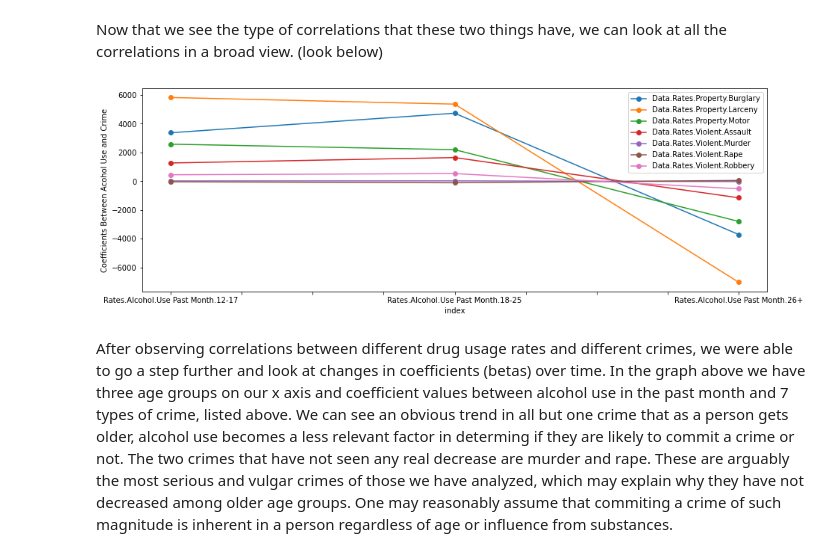
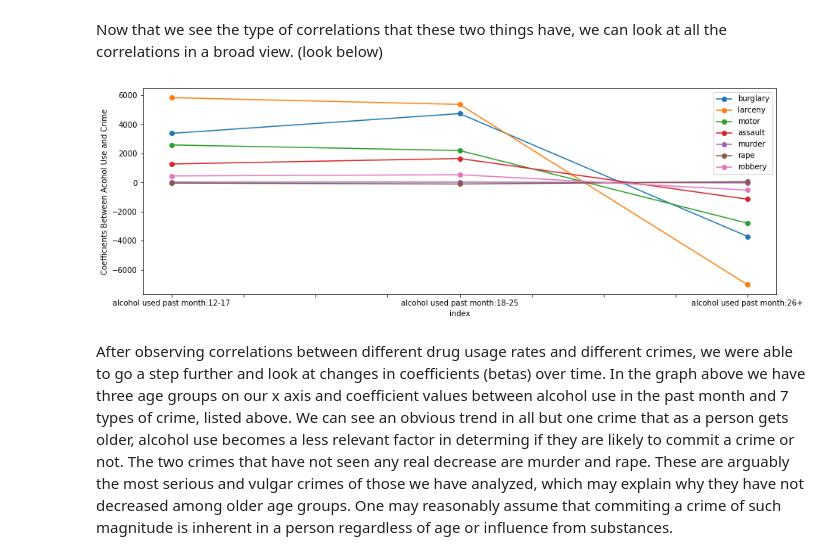
Before and after one commit to jlicht27/jlicht27.github.io, a Jupyter notebook: drugs.ipynb, the cells around one changed output. Cells and saved outputs as stored; diff of their text form; code cells hidden in the pictures.

```diff
--- a/drugs.ipynb
+++ b/drugs.ipynb
@@ -320,4 +277,21 @@ crimes_adj.head()
 # %%
-crimes_adj.set_index("Year").groupby("State")["Data.Rates.Property.All"].plot.line(
-    ylabel="Offenses per 100,000", title="Property Related Offenses Over Time", figsize=(15,7));
+fig, axes = plt.subplots(3,3)
+fig.set_figwidth(14)
+fig.set_figheight(14)
+
+
+crimes_list = ["burglary", "larceny", "motor", "assault", "murder", "rape", "robbery"]
+starter = crimes_pct.set_index("Year").groupby("State")
+
+counter = 0
+for i in range(3):
+    for j in range(3):
+        if counter < 7:
+            starter[crimes_list[i]].plot.line(ylabel="Offenses per 100,000 People", ax = axes[i][j])
+            axes[i][j].set_title(capitalize(crimes_list[counter]))
+            counter += 1
+
+fig.tight_layout()
+# crimes_pct.set_index("Year").groupby("State")["all property"].plot.line(
+#     ylabel="Offenses per 100,000", title="Property Related Offenses Over Time", figsize=(15,7));
 # %% [output]
@@ -330,11 +304,10 @@ In the graph above we have displayed the total property related crime rates for
 # %% [markdown]
 Now, we will create a DataFrame consisting of alcohol usage rates in the past month merged with relevant crime data. We will use this new DataFrame to observe correlations between alcohol usage rates and crime rates in Lousiana.
 # %%
-merged_alc = alcohol_pct.merge(crimes_adj, on=["State", "Year"], how="inner")
+merged_alc = alcohol_pct.merge(crimes_pct, on=["State", "Year"], how="inner")
 np.around(merged_alc, 6)
 
 louisiana_alc = merged_alc[merged_alc["State"] == "Louisiana"]
-louisiana_alc = louisiana_alc.drop("Data.Population", axis=1)
 # %%
 fig, (ax1, ax2, ax3) = plt.subplots(1,3)
 
@@ -371,29 +344,28 @@ In the subplot above, we have used our merged DataFrame to get correlation value
 # %% [markdown]
 In the cell below we will repeat the above process but looking at a different drug and crime type: cocaine and burglary, still in Lousiana.
 # %%
-merged_coc = cocaine_pct.merge(crimes_adj, on=["State", "Year"], how="inner")
+merged_coc = cocaine_pct.merge(crimes_pct, on=["State", "Year"], how="inner")
 np.around(merged_coc, 6)
 
 louisiana_coc = merged_coc[merged_coc["State"] == "Louisiana"]
-louisiana_coc = louisiana_coc.drop("Data.Population", axis=1)
 # %%
 fig, (ax1, ax2, ax3) = plt.subplots(1,3)
 
-x = "Rates.Illicit Drugs.Cocaine Used Past Year.12-17"
-y = "Data.Rates.Violent.Robbery"
+x = "cocaine used past year:12-17"
+y = "robbery"
 louisiana_coc.plot.scatter(x=x, y=y, ax=ax1);
 res = stats.linregress(louisiana_coc[x], louisiana_coc[y])
 ax1.plot(louisiana_coc[x], res.intercept + res.slope*louisiana_coc[x], color="red")
 print("Correlation coefficient for the first graph:", np.round(res.rvalue, 4))
 
-x = "Rates.Illicit Drugs.Cocaine Used Past Year.18-25"
+x = "cocaine used past year:18-25"
 louisiana_coc.plot.scatter(x=x, y=y, ax=ax2);
 res = stats.linregress(louisiana_coc[x], louisiana_coc[y])
 ax2.plot(louisiana_coc[x], res.intercept + res.slope*louisiana_coc[x], color="red")
 print("Correlation coefficient for the second graph:", np.round(res.rvalue, 4))
 
 
-x = "Rates.Illicit Drugs.Cocaine Used Past Year.26+"
+x = "cocaine used past year:26+"
 louisiana_coc.plot.scatter(x=x, y=y, ax=ax3);
 res = stats.linregress(louisiana_coc[x], louisiana_coc[y])
 ax3.plot(louisiana_coc[x], res.intercept + res.slope*louisiana_coc[x], color="red")
@@ -413,33 +385,32 @@ It is again important to notice the difference in x-axis scales for each subplot
 # %% [markdown]
 Now that we see the type of correlations that these two things have, we can look at all the correlations in a broad view. (look below)
 # %%
-xs = ["Rates.Alcohol.Use Past Month.12-17","Rates.Alcohol.Use Past Month.18-25","Rates.Alcohol.Use Past Month.26+"]
-ys = ["Data.Rates.Property.Burglary", "Data.Rates.Property.Larceny", "Data.Rates.Property.Motor",
-     "Data.Rates.Violent.Assault", "Data.Rates.Violent.Murder", "Data.Rates.Violent.Rape", "Data.Rates.Violent.Robbery"]
+xs = ["alcohol used past month:12-17","alcohol used past month:18-25","alcohol used past month:26+"]
+ys = ["burglary", "larceny", "motor", "assault", "murder", "rape", "robbery"]
 
 # we then get the coefficients for every combination
 all_coefs = pd.DataFrame({"Crime": ys})
 all_coefs.set_index("Crime", inplace=True)
 for x in xs:
     coefs = []
     for y in ys:
         res = stats.linregress(louisiana_alc[x], louisiana_alc[y])
         coefs.append(res.slope)
     all_coefs[x] = coefs
 all_coefs = all_coefs.transpose()
 all_coefs.reset_index(inplace=True)
 
 # we plot those results here
 fig, ax = plt.subplots()
 
 for col in ys:
     all_coefs.plot.line(x="index", y=col, ax=ax, marker='o')
 
 ax.set_ylabel("Coefficients Between Acohol Use and Crime");
 fig.set_figheight(5)
 fig.set_figwidth(15)
 # %% [output]
-[figure, old version]
+[figure, new version]
 # %% [markdown]
 After observing correlations between different drug usage rates and different crimes, we were able to go a step further and look at changes in coefficients (betas) over time. In the graph above we have three age groups on our x axis and coefficient values between alcohol use in the past month and 7 types of crime, listed above. We can see an obvious trend in all but one crime that as a person gets older, alcohol use becomes a less relevant factor in determing if they are likely to commit a crime or not. The two crimes that have not seen any real decrease are murder and rape. These are arguably the most serious and vulgar crimes of those we have analyzed, which may explain why they have not decreased among older age groups. One may reasonably assume that commiting a crime of such magnitude is inherent in a person regardless of age or influence from substances.
 # %% [markdown]
```
Also changed, not shown: parts of 28 cells of this notebook.
